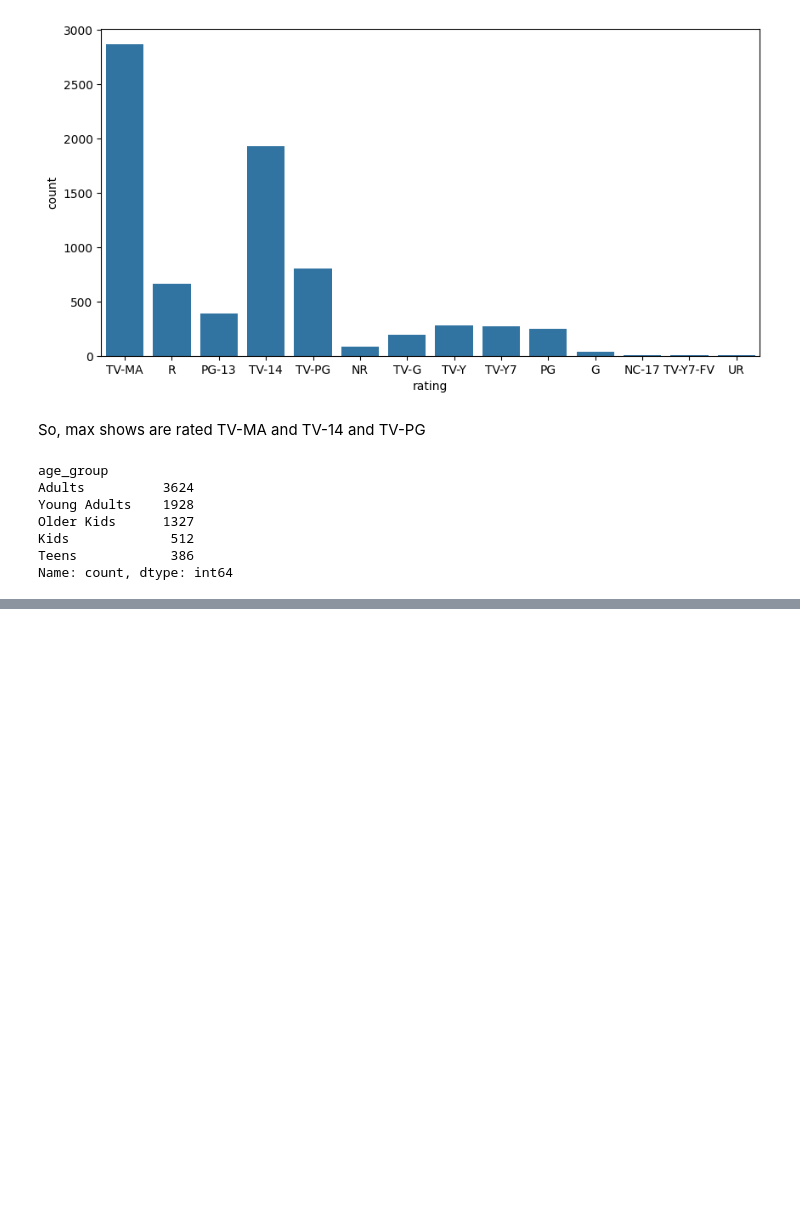
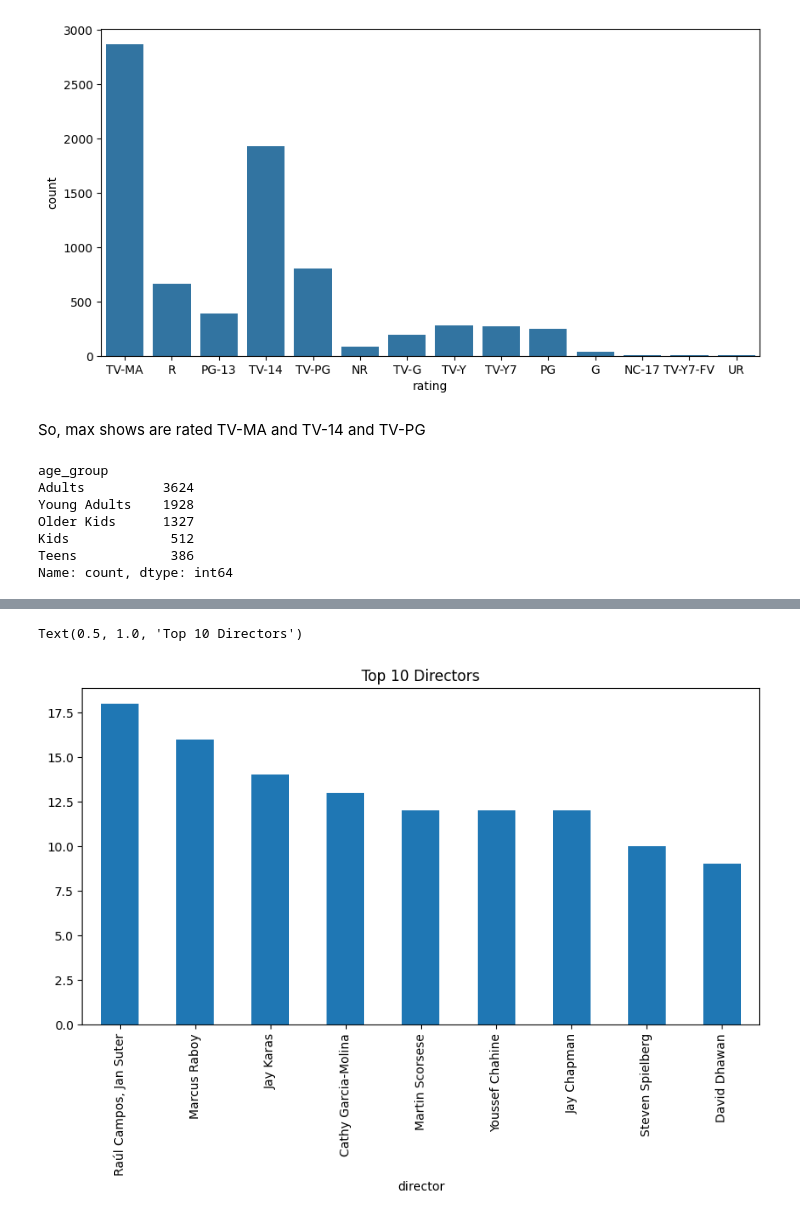
Before and after one commit to Ish-i-ka/Netflix-Show-Recommender, a Jupyter notebook: recommender.ipynb, the cells around one changed output, grey strips where cells are left out. Saved outputs shown, nothing was run; the diff lists cells and outputs as text; code cells hidden in the pictures; blank space fills up the shorter version.

```diff
--- a/recommender.ipynb
+++ b/recommender.ipynb
@@ -264,0 +190,10 @@ Name: count, dtype: int64
+# %%
+plt.figure(figsize=(10,5))
+top_directors = data['director'].value_counts().head(10)
+#remove unknown directors
+top_directors = top_directors[top_directors.index != 'Unknown']
+top_directors.plot(kind='bar')
+plt.title('Top 10 Directors')
+# %% [output]
+Text(0.5, 1.0, 'Top 10 Directors')
+[figure, added]
```
Also changed, not shown: parts of 49 cells of this notebook, 1 other file.
